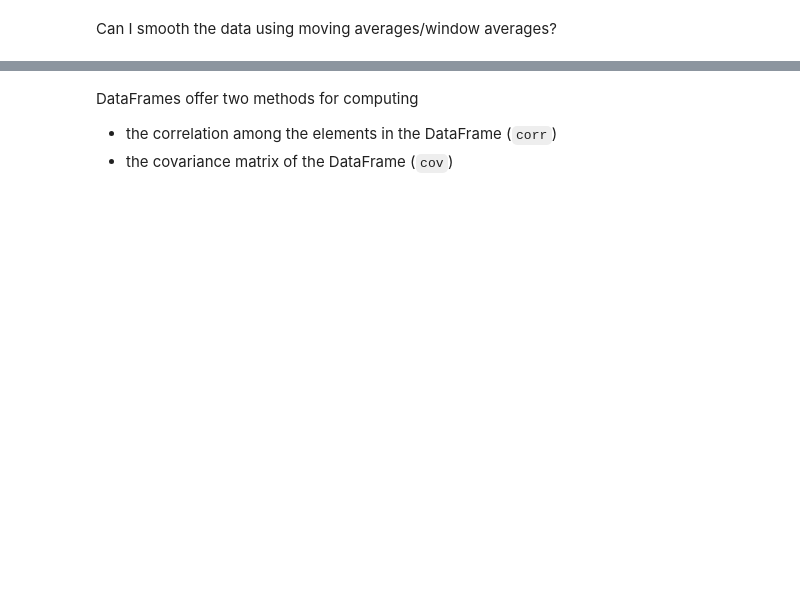
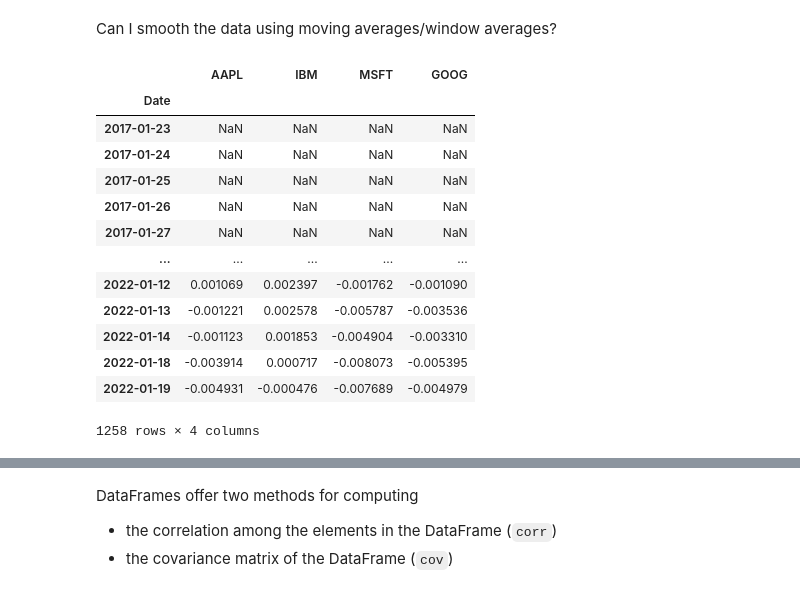
Before and after one commit to EMbeDS-education/IPDPP-GSSI-20212022, a Jupyter notebook: jupyter/jupyterNotebooks/Part1_NumPy_Pandas.ipynb, the cells around one changed output, grey strips where cells are left out. Drawn from its saved outputs; the diff is of its cells as text; code cells hidden in the pictures; blank space fills up the shorter version.

```diff
--- a/jupyter/jupyterNotebooks/Part1_NumPy_Pandas.ipynb
+++ b/jupyter/jupyterNotebooks/Part1_NumPy_Pandas.ipynb
@@ -2844,7 +3189,22 @@ returns.plot(figsize=(15,5))
 # %% [markdown]
 Can I smooth the data using moving averages/window averages?
 # %%
-returns_smooth=returns.rolling(15).sum()
+returns_smooth=returns.rolling(15).mean()
 returns_smooth
+# %% [output]
+|  | AAPL | IBM | MSFT | GOOG |
+| Date |  |  |  |  |
+| 2017-01-23 | NaN | NaN | NaN | NaN |
+| 2017-01-24 | NaN | NaN | NaN | NaN |
+| 2017-01-25 | NaN | NaN | NaN | NaN |
+| 2017-01-26 | NaN | NaN | NaN | NaN |
+| 2017-01-27 | NaN | NaN | NaN | NaN |
+| ... | ... | ... | ... | ... |
+| 2022-01-12 | 0.001069 | 0.002397 | -0.001762 | -0.001090 |
+| 2022-01-13 | -0.001221 | 0.002578 | -0.005787 | -0.003536 |
+| 2022-01-14 | -0.001123 | 0.001853 | -0.004904 | -0.003310 |
+| 2022-01-18 | -0.003914 | 0.000717 | -0.008073 | -0.005395 |
+| 2022-01-19 | -0.004931 | -0.000476 | -0.007689 | -0.004979 |
+1258 rows × 4 columns
 # %%
 returns_smooth.plot(figsize=(15,5))
```
Also changed, not shown: parts of 76 cells of this notebook.
